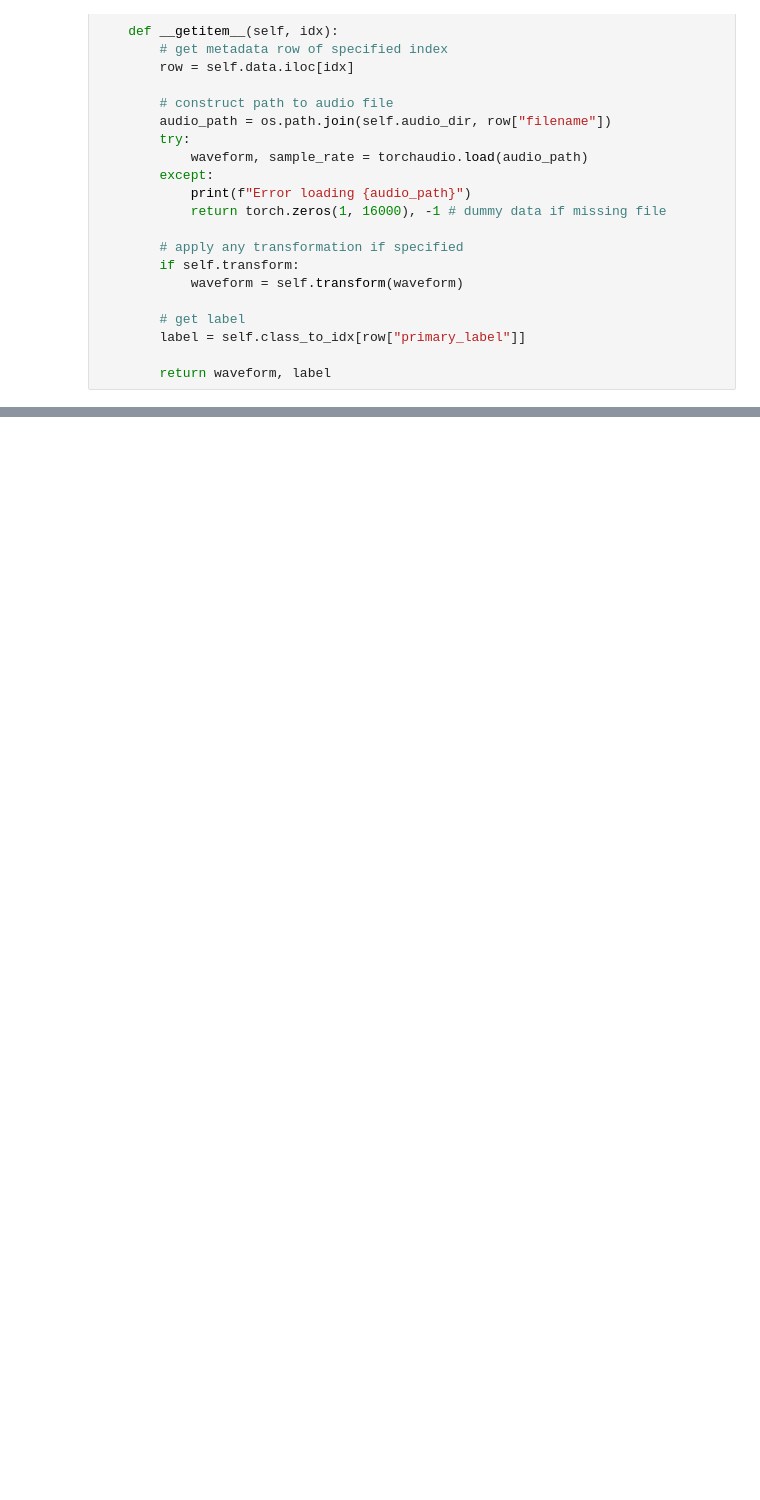
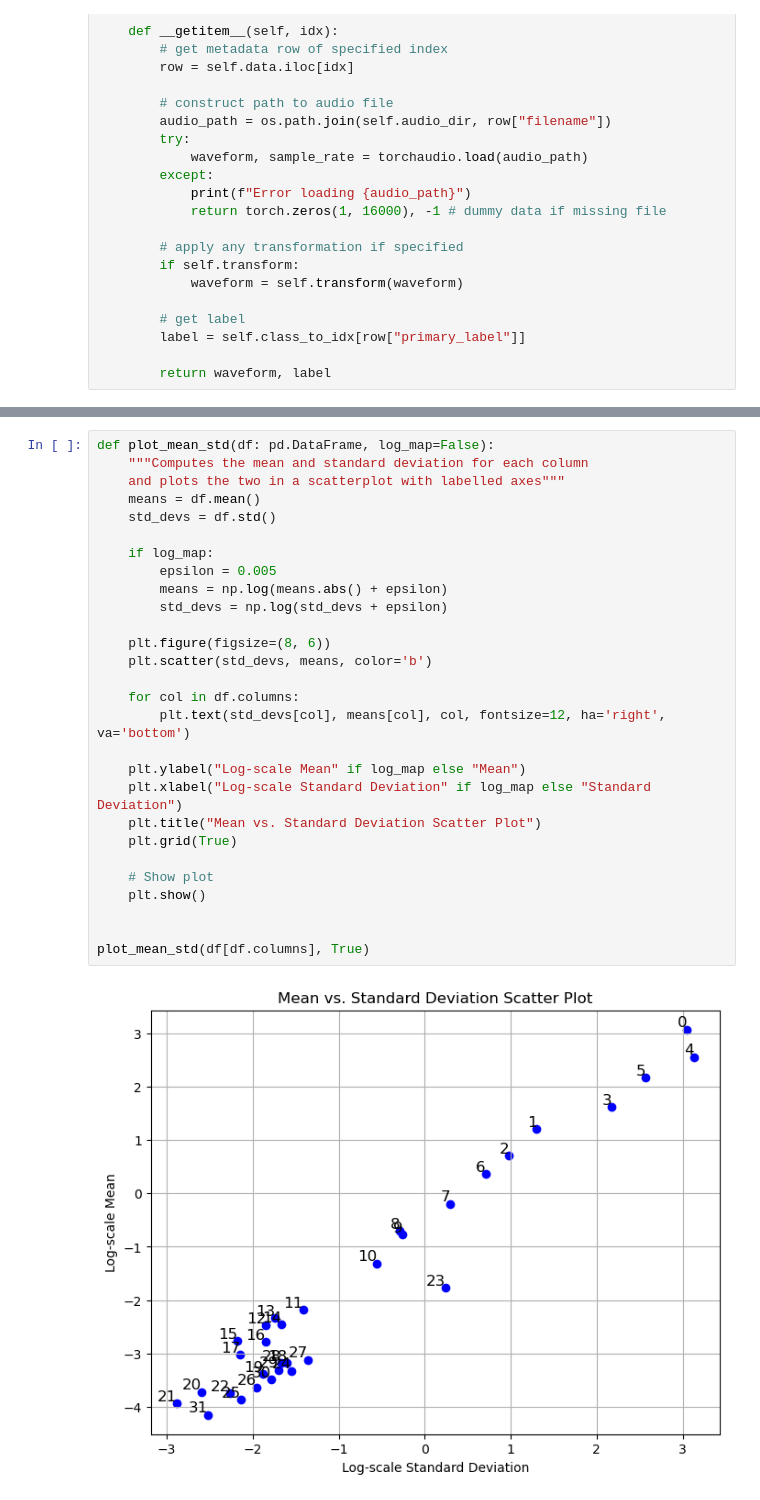
Before and after one commit to quercia-dev/birdclef2025, a Jupyter notebook: main.ipynb, the cells around one changed output, grey strips where cells are left out. Drawn from its saved outputs; the diff is of its cells as text; blank space fills up the shorter version.

```diff
--- a/main.ipynb
+++ b/main.ipynb
@@ -109,0 +136,30 @@ spectrogram(dataset[12])
+# %%
+def plot_mean_std(df: pd.DataFrame, log_map=False):
+    """Computes the mean and standard deviation for each column
+    and plots the two in a scatterplot with labelled axes"""
+    means = df.mean()
+    std_devs = df.std()
+
+    if log_map:
+        epsilon = 0.005
+        means = np.log(means.abs() + epsilon)
+        std_devs = np.log(std_devs + epsilon)
+
+    plt.figure(figsize=(8, 6))
+    plt.scatter(std_devs, means, color='b')
+
+    for col in df.columns:
+        plt.text(std_devs[col], means[col], col, fontsize=12, ha='right', va='bottom')
+
+    plt.ylabel("Log-scale Mean" if log_map else "Mean")
+    plt.xlabel("Log-scale Standard Deviation" if log_map else "Standard Deviation")
+    plt.title("Mean vs. Standard Deviation Scatter Plot")
+    plt.grid(True)
+
+    # Show plot
+    plt.show()
+
+
+plot_mean_std(df[df.columns], True)
+# %% [output]
+[figure, added]
```
Also changed, not shown: parts of 18 cells of this notebook.
